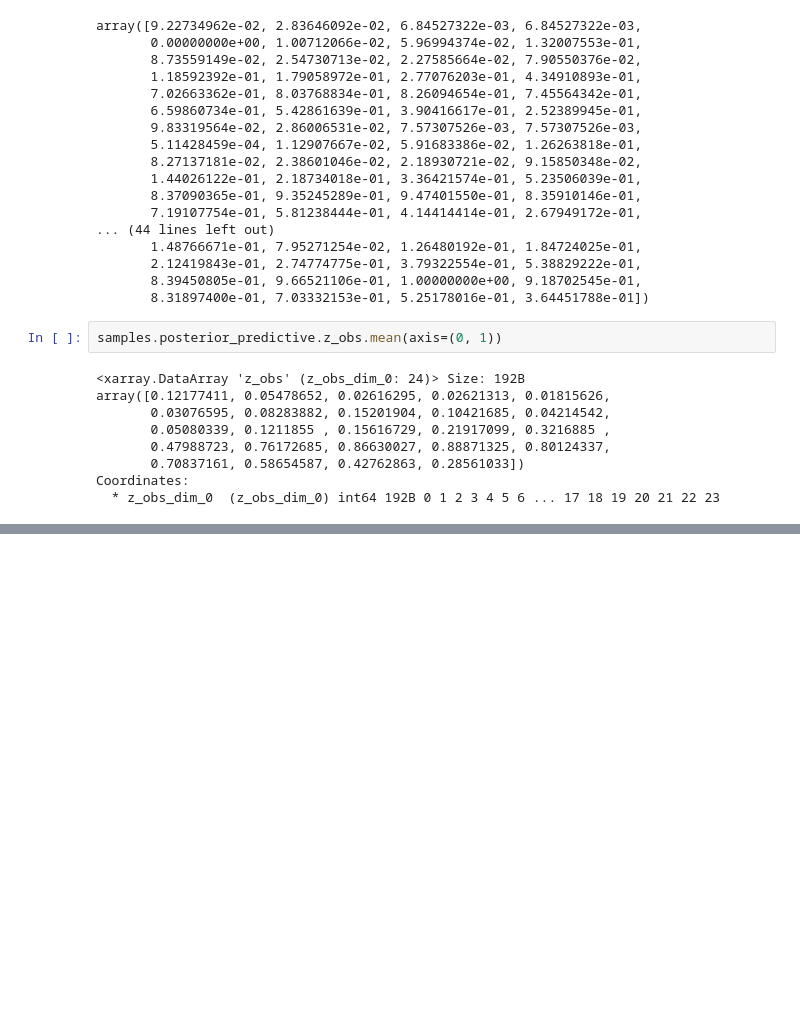
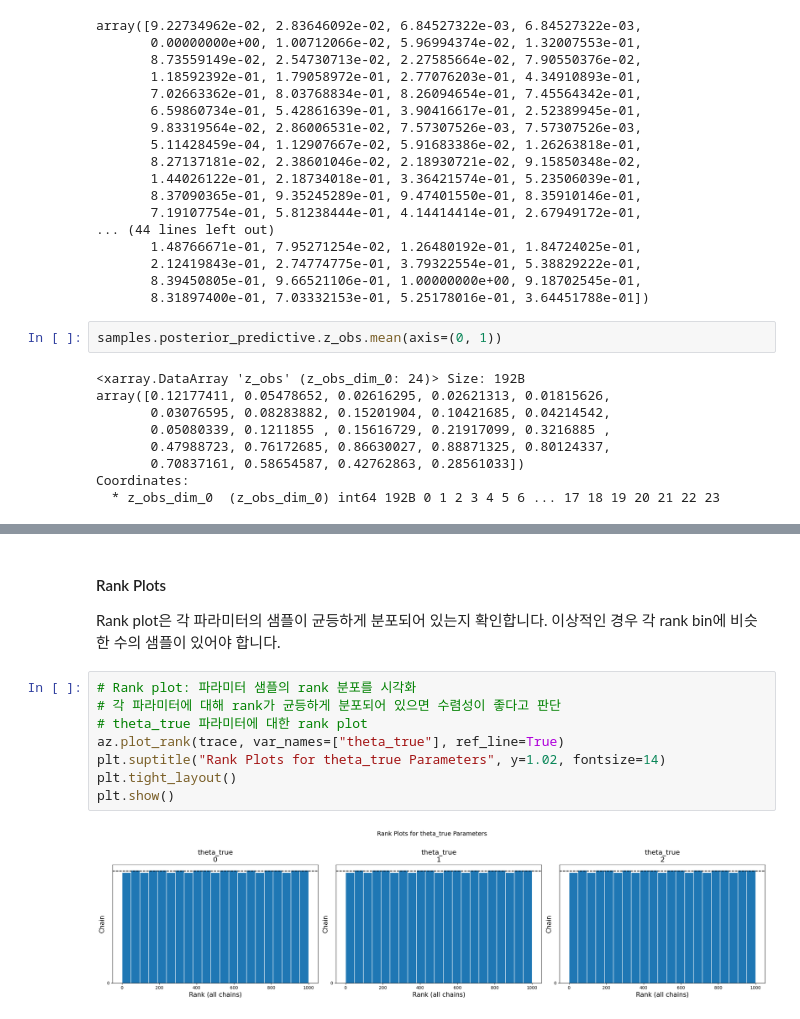
Before and after one commit to BET-lab/pymc-examples, a Jupyter notebook: examples/pymc-koh-example.ipynb, the cells around one changed output, grey strips where cells are left out. Saved outputs shown, nothing was run; the diff lists cells and outputs as text; blank space fills up the shorter version.

```diff
--- a/examples/pymc-koh-example.ipynb
+++ b/examples/pymc-koh-example.ipynb
@@ -573,0 +874,14 @@ array([0.12177898, 0.05434911, 0.02629922, 0.02629922, 0.01813604,
+# %% [markdown]
+#### Rank Plots
+
+Rank plot은 각 파라미터의 샘플이 균등하게 분포되어 있는지 확인합니다. 이상적인 경우 각 rank bin에 비슷한 수의 샘플이 있어야 합니다.
+# %%
+# Rank plot: 파라미터 샘플의 rank 분포를 시각화
+# 각 파라미터에 대해 rank가 균등하게 분포되어 있으면 수렴성이 좋다고 판단
+# theta_true 파라미터에 대한 rank plot
+az.plot_rank(trace, var_names=["theta_true"], ref_line=True)
+plt.suptitle("Rank Plots for theta_true Parameters", y=1.02, fontsize=14)
+plt.tight_layout()
+plt.show()
+# %% [output]
+[figure, added]
```
Also changed, not shown: parts of 39 cells of this notebook.
